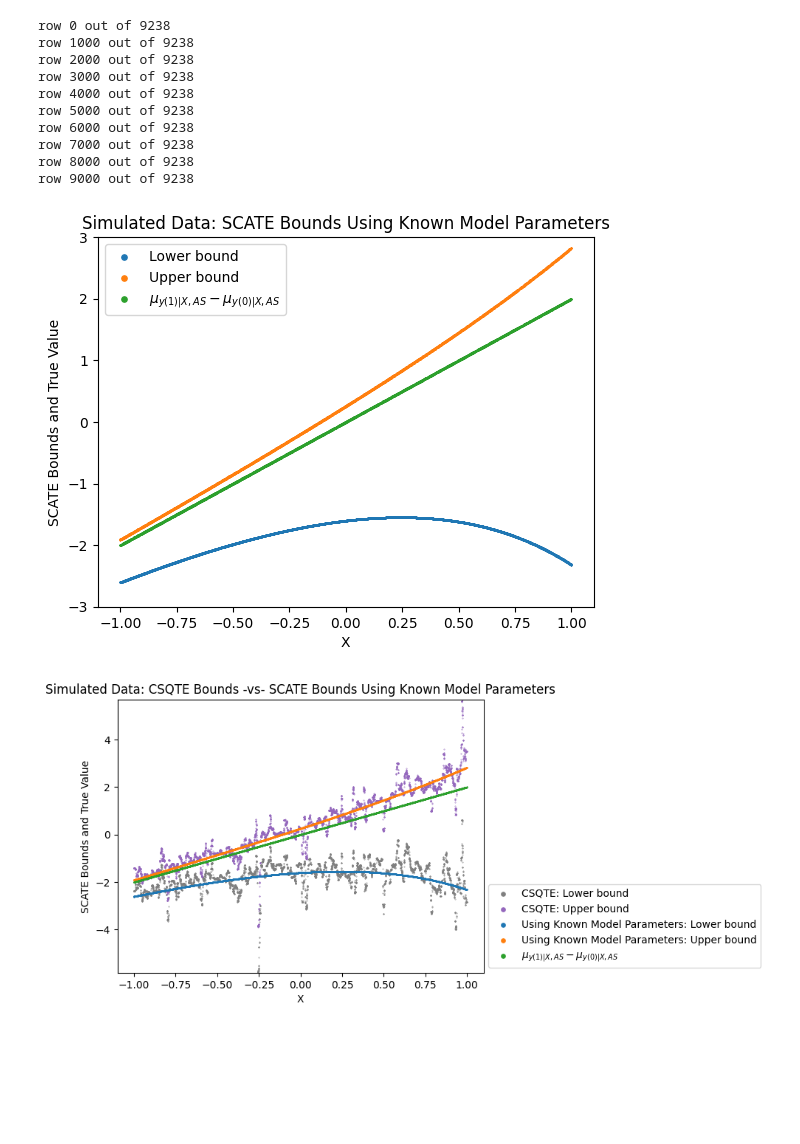
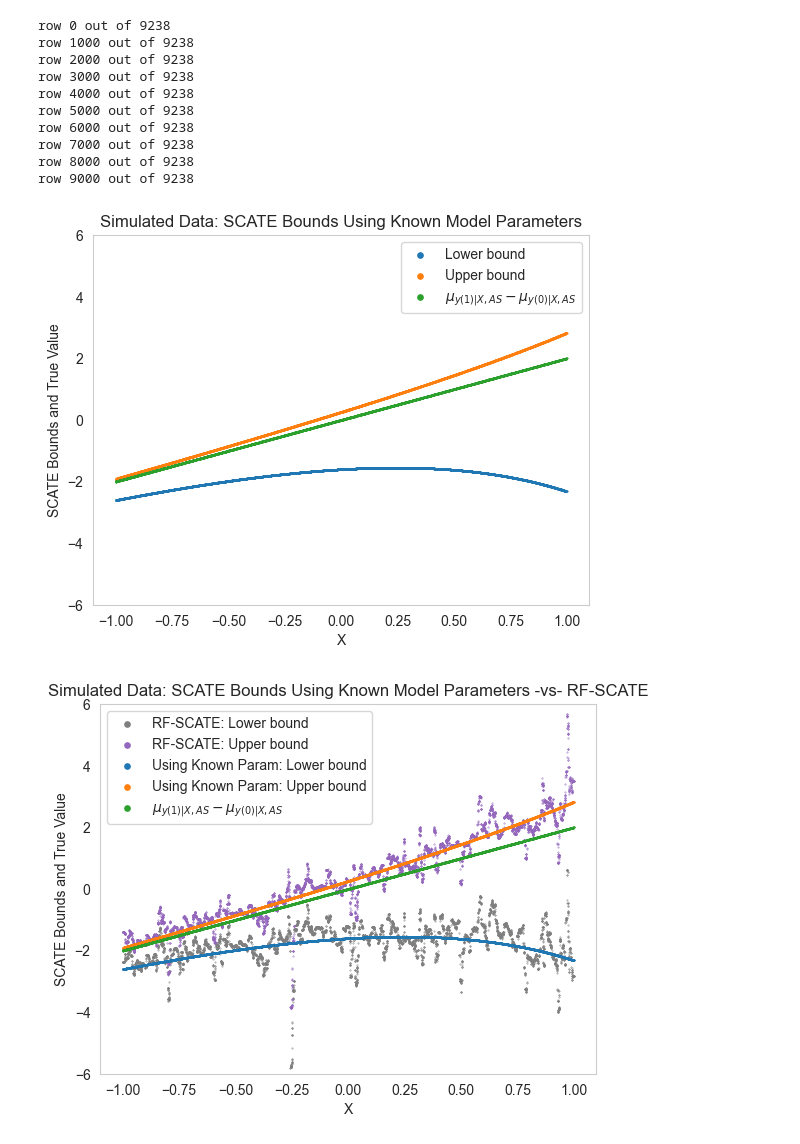
Before and after one commit to HadarRosenwald/competing_risks_simulation, a Jupyter notebook: competing_risks_simulation.ipynb, the cells around one changed output. Drawn from its saved outputs; the diff is of its cells as text; code cells hidden in the pictures; blank space fills up the shorter version.

Commit message:
final visualization adjustments

```diff
--- a/competing_risks_simulation.ipynb
+++ b/competing_risks_simulation.ipynb
@@ -93,5 +93,5 @@ cvar_model_trained_simu_treated, cvar_model_trained_simu_untreated = train_super
 # %%
 zhang_rubin_bounds_cvar = calc_zhang_rubin_bounds_using_cvar_est(sample_for_y_dist_s[['x','D_obs','Y_obs','t', 'p_t0d0_x', 'p_t1d0_x']], cvar_model_trained_simu_treated, cvar_model_trained_simu_untreated)
 # %%
-zhang_rubin_bounds_cvar_inc_x_and_cate = plot_zhang_rubin_bounds_on_survivors(sample_for_y_dist_s, zhang_rubin_bounds_cvar, title="Simulated Data: CSQTE Bounds Using Known Betas", y_title= "CSQTE Bounds and True Value")
+zhang_rubin_bounds_cvar_inc_x_and_cate = plot_zhang_rubin_bounds_on_survivors(sample_for_y_dist_s, zhang_rubin_bounds_cvar, title="Simulated Data: RF-SCATE Bounds Using Known Betas", y_title= "RF-SCATE Bounds and True Value")
 # %% [output]
@@ -330,28 +357,31 @@ row 7000 out of 9238
 row 8000 out of 9238
 row 9000 out of 9238
 # %%
-zr_bounds_analytic = plot_zhang_rubin_bounds_on_survivors(sample_for_y_dist_s, zhang_rubin_bounds_analytic, title="Simulated Data: SCATE Bounds Using Known Model Parameters", y_title= "SCATE Bounds and True Value", plot_graph_margin=True)
+zr_bounds_analytic = plot_zhang_rubin_bounds_on_survivors(sample_for_y_dist_s, zhang_rubin_bounds_analytic, title="Simulated Data: SCATE Bounds Using Known Model Parameters", y_title= "SCATE Bounds and True Value", plot_graph_margin=True, ylim_margin=6)
 # %% [output]
-[figure, old version]
+[figure, new version]
 # %%
 import matplotlib.pyplot as plt
 
 df_plot_as = sample_for_y_dist_s.loc[sample_for_y_dist_s.stratum == Strata.AS.name]
 # plt.scatter(df_plot_as.x, (df_plot_as.Y1 - df_plot_as.Y0), label="True Y1 - Y0|AS", s=0.1)
 
-plt.scatter(list(zhang_rubin_bounds_cvar_inc_x_and_cate['x']), zhang_rubin_bounds_cvar_inc_x_and_cate['lb'], label="CSQTE: Lower bound", s=0.1, color='#7f7f7f')
-plt.scatter(list(zhang_rubin_bounds_cvar_inc_x_and_cate['x']), zhang_rubin_bounds_cvar_inc_x_and_cate['up'], label="CSQTE: Upper bound", s=0.1, color='#9467bd')
+plt.scatter(list(zhang_rubin_bounds_cvar_inc_x_and_cate['x']), zhang_rubin_bounds_cvar_inc_x_and_cate['lb'], label="RF-SCATE: Lower bound", s=0.1, color='#7f7f7f')
+plt.scatter(list(zhang_rubin_bounds_cvar_inc_x_and_cate['x']), zhang_rubin_bounds_cvar_inc_x_and_cate['up'], label="RF-SCATE: Upper bound", s=0.1, color='#9467bd')
 
-plt.scatter(list(zr_bounds_analytic['x']), zr_bounds_analytic['lb'], label="Using Known Model Parameters: Lower bound", s=0.1)
-plt.scatter(list(zr_bounds_analytic['x']), zr_bounds_analytic['up'], label="Using Known Model Parameters: Upper bound", s=0.1)
+plt.scatter(list(zr_bounds_analytic['x']), zr_bounds_analytic['lb'], label="Using Known Param: Lower bound", s=0.1)
+plt.scatter(list(zr_bounds_analytic['x']), zr_bounds_analytic['up'], label="Using Known Param: Upper bound", s=0.1)
 plt.scatter(list(df_plot_as['x']), zr_bounds_analytic['true value'], label=r'$\mu_{y(1)|X,AS}-\mu_{y(0)|X,AS}$', s=0.1)
 
-plt.legend(markerscale=12, loc='lower left', bbox_to_anchor=(1, 0))
+# plt.legend(markerscale=12, loc='lower left', bbox_to_anchor=(1, 0))
+plt.legend(markerscale=12)
 # plt.legend()
-plt.title("Simulated Data: CSQTE Bounds -vs- SCATE Bounds Using Known Model Parameters")
+plt.title("Simulated Data: SCATE Bounds Using Known Model Parameters -vs- RF-SCATE")
 plt.xlabel('X')
 plt.ylabel('SCATE Bounds and True Value')
-plt.ylim((min(-3, min(min(zhang_rubin_bounds_cvar_inc_x_and_cate['lb']), min(zr_bounds_analytic['lb']))), max(3, max(max(zhang_rubin_bounds_cvar_inc_x_and_cate['up']), max(zr_bounds_analytic['up'])))))
+# plt.ylim((min(-3, min(min(zhang_rubin_bounds_cvar_inc_x_and_cate['lb']), min(zr_bounds_analytic['lb']))), max(3, max(max(zhang_rubin_bounds_cvar_inc_x_and_cate['up']), max(zr_bounds_analytic['up'])))))
+plt.ylim(-6, 6)
+plt.grid(False)
 plt.show()
 # %% [output]
-[figure, old version]
+[figure, new version]
```
Also changed, not shown: parts of 13 cells of this notebook, 2 other files.
